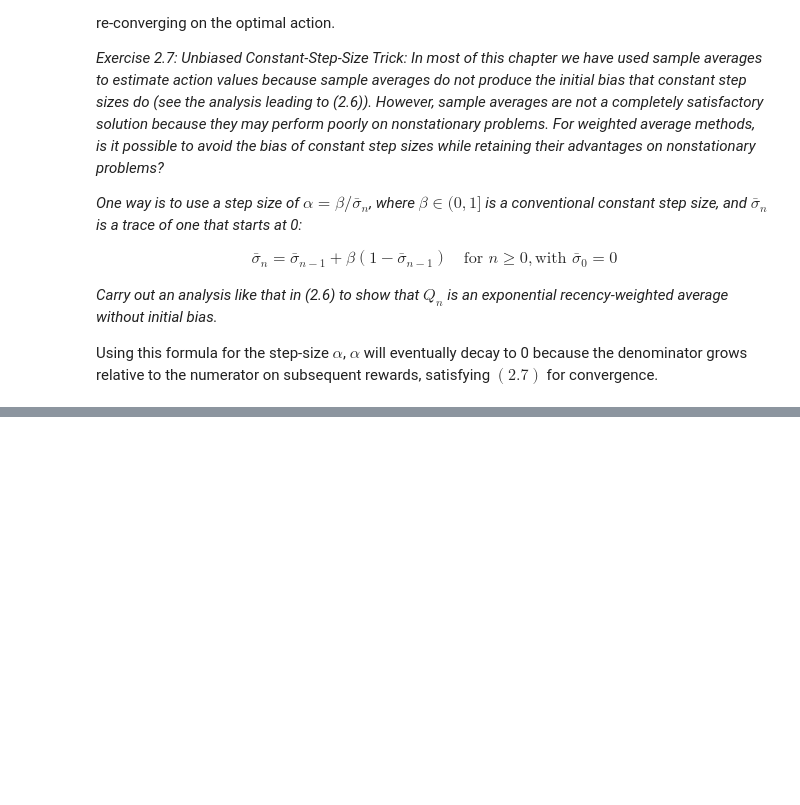
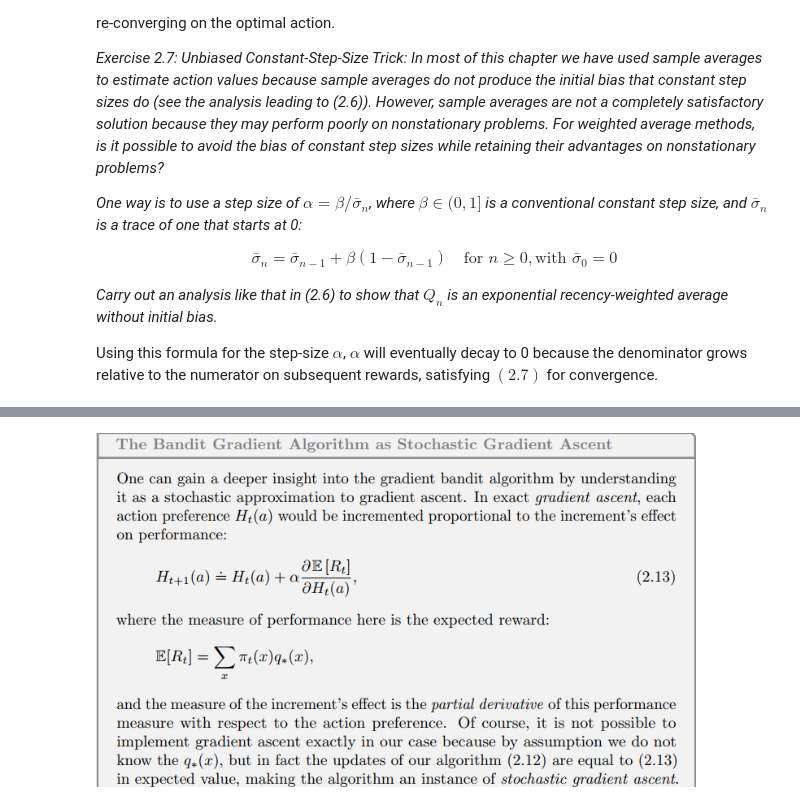
Before and after one commit to jkbhagatio/rl_sutton_barto_2e, a Jupyter notebook: rl2e/ch2/ch2.ipynb, the cells around one changed output, grey strips where cells are left out. Cells and saved outputs as stored; diff of their text form; code cells hidden in the pictures; blank space fills up the shorter version.

```diff
--- a/rl2e/ch2/ch2.ipynb
+++ b/rl2e/ch2/ch2.ipynb
@@ -275,0 +382,4 @@ $$
+# %%
+Image(r"images/gradient_bandit_as_sga.png", width=600, height=400)
+# %% [output]
+[figure, added]
```
Also changed, not shown: parts of 22 cells of this notebook, 11 other files.
